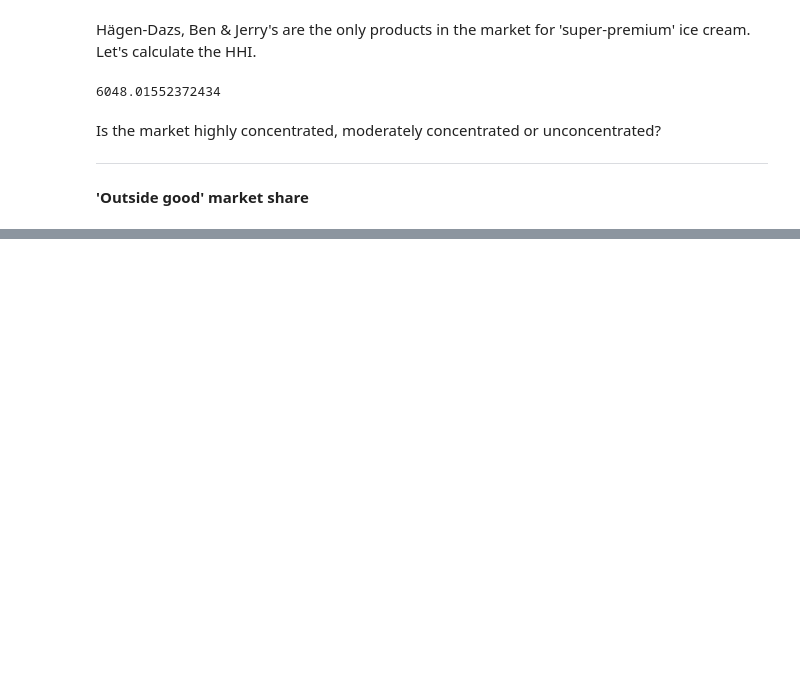
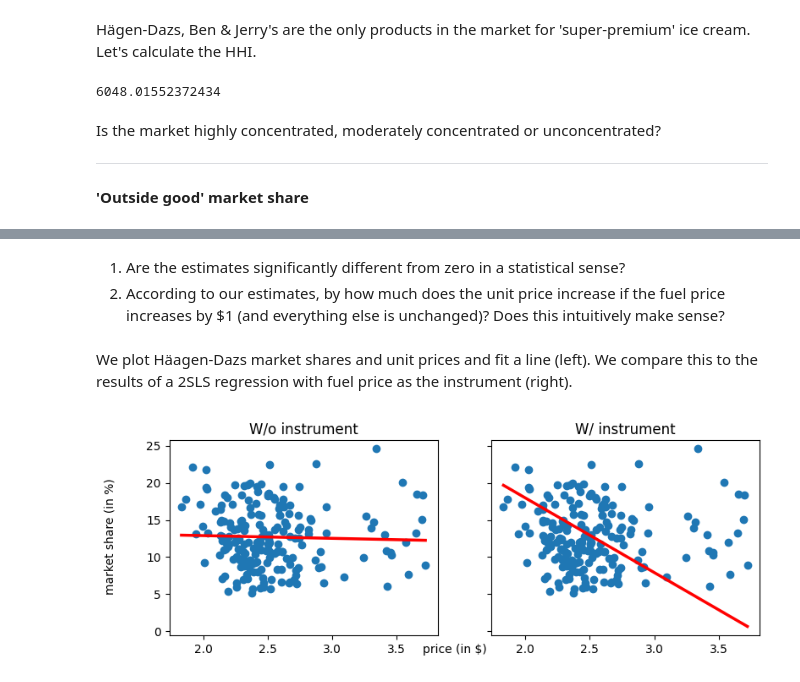
Before and after one commit to floriandendorfer/demand-estimation, a Jupyter notebook: code.ipynb, the cells around one changed output, grey strips where cells are left out. Drawn from its saved outputs; the diff is of its cells as text; code cells hidden in the pictures; blank space fills up the shorter version.

```diff
--- a/code.ipynb
+++ b/code.ipynb
@@ -133,0 +173,4 @@ ols_result.summary()
+# %%
+first_stage = sm.OLS(data['price'],sm.add_constant(data[['fuel cost']]))
+first_stage_result = first_stage.fit(cov_type='HC3')
+first_stage_result.summary()
@@ -133,0 +197,23 @@ ols_result.summary()
+# %% [markdown]
+1. Are the estimates significantly different from zero in a statistical sense?
+2. According to our estimates, by how much does the unit price increase if the fuel price increases by \$1 (and everything else is unchanged)? Does this intuitively make sense?
+# %% [markdown]
+We plot Häagen-Dazs market shares and unit prices and fit a line (left). We compare this to the results of a 2SLS regression with fuel price as the instrument (right).
+# %%
+figure, axis = plt.subplots(1, 2,sharex=True,sharey=True,figsize=(9,3))
+
+axis[0].scatter(data[data['Häagen-Dazs'] == 0]['price'],data[data['Häagen-Dazs'] == 0]['s']*100)
+b, a = np.polyfit(data[data['Häagen-Dazs'] == 0]['price'], data[data['Häagen-Dazs'] == 0]['s']*100, deg=1)
+axis[0].plot(np.linspace(data[data['Häagen-Dazs'] == 0]['price'].min(), data[data['Häagen-Dazs'] == 0]['price'].max(), num=80), a + b * np.linspace(data[data['Häagen-Dazs'] == 0]['price'].min(), data[data['Häagen-Dazs'] == 0]['price'].max(), num=80), color="red", lw=2.5)
+axis[0].set_title('W/o instrument')
+
+axis[1].scatter(data[data['Häagen-Dazs'] == 0]['price'],data[data['Häagen-Dazs'] == 0]['s']*100)
+a,b = IV2SLS(data[data['Häagen-Dazs'] == 0]['s']*100, sm.add_constant(data[data['Häagen-Dazs'] == 0]['price']), instrument = sm.add_constant(data[data['Häagen-Dazs'] == 0]['fuel cost'])).fit().params
+axis[1].plot(np.linspace(data[data['Häagen-Dazs'] == 0]['price'].min(), data[data['Häagen-Dazs'] == 0]['price'].max(), num=80), a + b * np.linspace(data[data['Häagen-Dazs'] == 0]['price'].min(), data[data['Häagen-Dazs'] == 0]['price'].max(), num=80), color="red", lw=2.5)
+axis[1].set_title('W/ instrument')
+
+figure.text(0.5, 0.04, 'price (in $)', ha='center')
+figure.text(0.04, 0.5, 'market share (in %)', va='center', rotation='vertical')
+plt.show()
+# %% [output]
+[figure, added]
```
Also changed, not shown: parts of 19 cells of this notebook.
